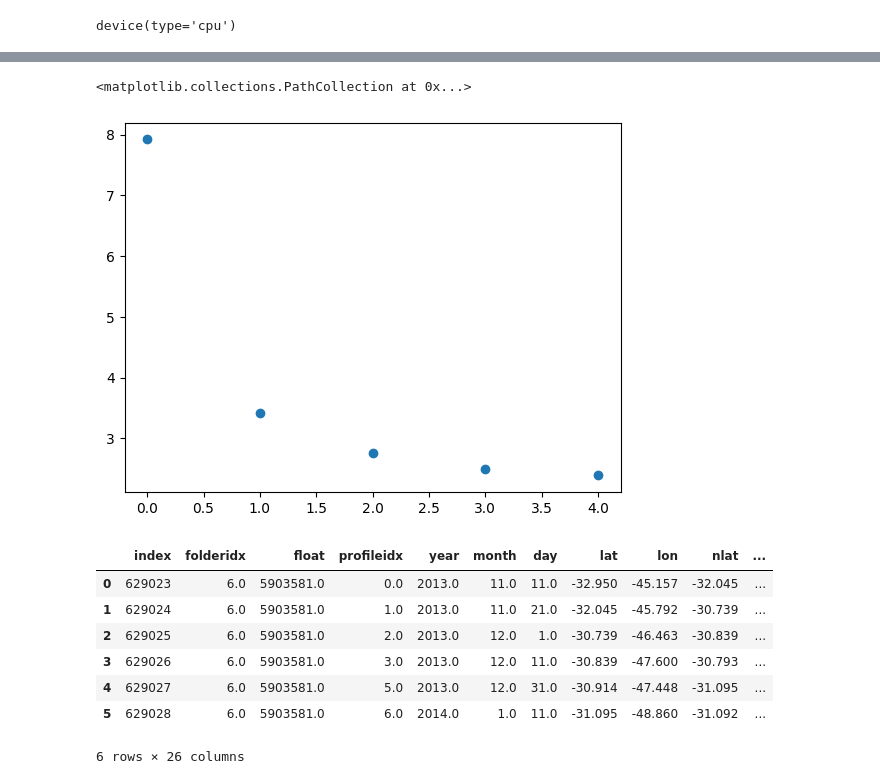
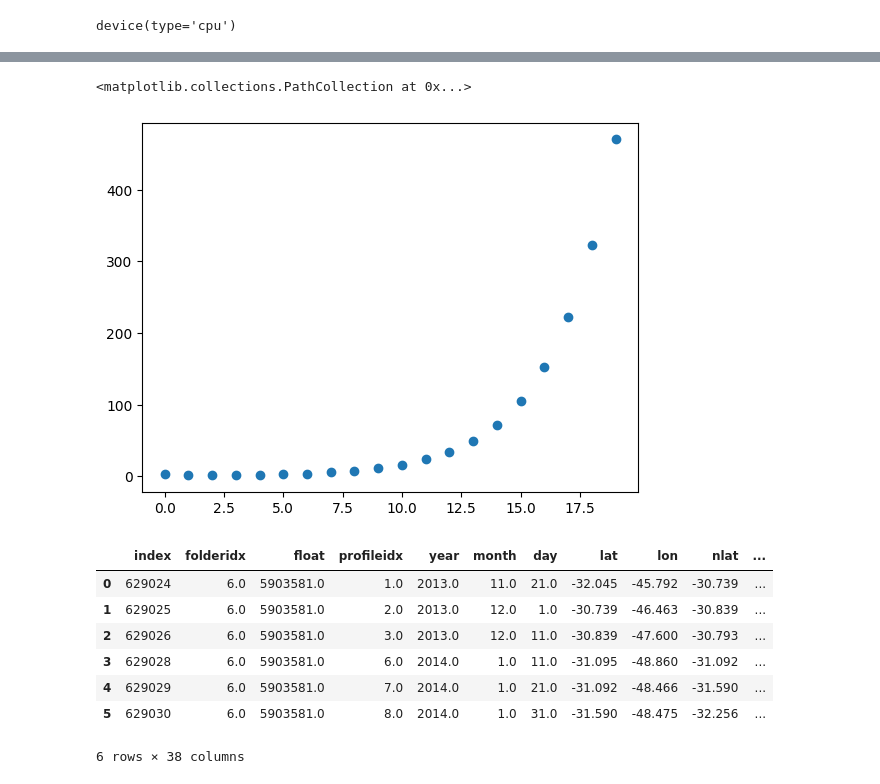
Before and after one commit to kalkulator413/argo_nn, a Jupyter notebook: train.ipynb, the cells around one changed output, grey strips where cells are left out. Drawn from its saved outputs; the diff is of its cells as text; code cells hidden in the pictures.

```diff
--- a/train.ipynb
+++ b/train.ipynb
@@ -32,8 +84,10 @@ complete
 # %%
-data = complete.assign(dy=complete.get('nlat')-complete.get('lat'));
-data = data.assign(dx=data.get('nlon')-data.get('lon'));
-data = data.assign(magnitude=np.sqrt(data.get('dy')**2 + data.get('dx')**2))
-data = data.assign(angle=np.arctan2(data.get('dy'), data.get('dx')))
-data = data[['ts1', 'ts2', 'ts3', 'ts4', 'ts5', 'ts6', 'ts7', 'ts8', 'angle', 'magnitude']].dropna()
-data
+# data = data.assign(magnitude=np.sqrt(data.get('dy')**2 + data.get('dx')**2))
+# data = data.assign(angle=np.arctan2(data.get('dy'), data.get('dx')))
+final = data[['ts1', 'ts2', 'ts3', 'ts4', 'ts5', 'ts6', 'ts7', 'ts8',
+             'prev_ts1', 'prev_ts2', 'prev_ts3', 'prev_ts4', 'prev_ts5', 'prev_ts6',
+             'prev_ts7', 'prev_ts8', 'prev_dy', 'prev_dx', 'dy', 'dx']].dropna()
+# final = data[['ts1', 'ts2', 'ts3', 'ts4', 'ts5', 'ts6', 'ts7', 'ts8', 'prev_dy', 'prev_dx', 'dy', 'dx']].dropna()
+# final = data[['prev_dy', 'prev_dx', 'dy', 'dx']].dropna()
+final
 # %% [output]
@@ -52,0 +107,20 @@ data
+# %%
+Y = final[['dy', 'dx']].to_numpy()
+X = final.drop(columns=['dy', 'dx']).to_numpy()
+
+from sklearn.linear_model import LinearRegression
+from sklearn.metrics import r2_score
+model = LinearRegression()
+model.fit(X, Y)
+Y_pred = model.predict(X)
+r_squared = r2_score(Y, Y_pred)
+R = np.sqrt(r_squared)
+
+print("Coefficient of Multiple Correlation (R):", R)
+
+X = torch.tensor(X).float().to(device)
+Y = torch.tensor(Y).float().to(device)
+
+# its 0.13 when not including prev profile
+print('correlation btwn pred_dy and dy:', np.sqrt(r2_score(Y[:, 0], Y_pred[:, 0])))
+print('correlation btwn pred_dx and dx:', np.sqrt(r2_score(Y[:, 1], Y_pred[:, 1])))
@@ -53,20 +163,16 @@ data
 # %%
-Y = torch.tensor(data[['angle', 'magnitude']].to_numpy()).float().to(device)
-X = torch.tensor(data.drop(columns=['angle', 'magnitude']).to_numpy()).float().to(device)
-
 # TODO: instead of doing a naive shuffle, keep profiles specific to floats (or regions) grouped together
 X, Y = shuffle(X, Y)
 X_train, X_test, Y_train, Y_test = train_test_split(X, Y, test_size=0.2)
 # %%
 model = nn.Sequential(
-    nn.Linear(8, 2)
+    nn.Linear(X.size()[1], 2)
 ).to(device)
 optimizer = torch.optim.SGD(model.parameters(), lr=0.01)
 criterion = nn.MSELoss()
 
-
 losses = []
-for epoch in range(5):
+for epoch in range(20):
   optimizer.zero_grad()
 
   guess = model(X_train)
@@ -78,5 +184,5 @@ for epoch in range(5):
 
 print("training loss:", np.sqrt(losses[-1]))
 print("test loss:", criterion(model(X_test), Y_test).cpu().detach().numpy())
-plt.scatter(np.arange(5), losses)
+plt.scatter(np.arange(len(losses)), losses)
 # %% [output]
@@ -85,24 +191,26 @@ test loss: 2.3421018
 <matplotlib.collections.PathCollection at 0x...>
-[figure, old version]
+[figure, new version]
 # %%
 # picking a contiguous sequence
-just_one = complete[complete.get('float') == 5903581.0].head(6)
-small_test = torch.tensor(just_one[['ts1', 'ts2', 'ts3', 'ts4', 'ts5', 'ts6', 'ts7', 'ts8']].to_numpy()).float().to(device)
+just_one = data[data.get('float') == 5903581.0].head(6)
+small_test = torch.tensor(just_one[['ts1', 'ts2', 'ts3', 'ts4', 'ts5', 'ts6', 'ts7', 'ts8', 'prev_dy', 'prev_dx']].to_numpy()).float().to(device)
+# small_test = torch.tensor(just_one[['ts1', 'ts2', 'ts3', 'ts4', 'ts5', 'ts6', 'ts7', 'ts8',
+#              'prev_ts1', 'prev_ts2', 'prev_ts3', 'prev_ts4', 'prev_ts5', 'prev_ts6',
+#              'prev_ts7', 'prev_ts8', 'prev_dy', 'prev_dx']].to_numpy()).float().to(device)
+# small_test = torch.tensor(just_one[['prev_dy', 'prev_dx']].to_numpy()).float().to(device)
 pred = model(small_test).detach().numpy()
-dx = pred[:, 0] * np.cos(pred[:,1])
-dy = pred[:, 0] * np.sin(pred[:,1])
-just_one = just_one.assign(pnlat = dy+just_one.get('lat'))
-just_one = just_one.assign(pnlon = dx+just_one.get('lon')).reset_index()
+just_one = just_one.assign(pnlat = pred[:, 0] + just_one.get('lat'))
+just_one = just_one.assign(pnlon = pred[:, 1] + just_one.get('lon')).reset_index()
 just_one
 # %% [output]
 |  | index | folderidx | float | profileidx | year | month | day | lat | lon | nlat | ... |
-| 0 | 629023 | 6.0 | 5903581.0 | 0.0 | 2013.0 | 11.0 | 11.0 | -32.950 | -45.157 | -32.045 | ... |
-| 1 | 629024 | 6.0 | 5903581.0 | 1.0 | 2013.0 | 11.0 | 21.0 | -32.045 | -45.792 | -30.739 | ... |
-| 2 | 629025 | 6.0 | 5903581.0 | 2.0 | 2013.0 | 12.0 | 1.0 | -30.739 | -46.463 | -30.839 | ... |
-| 3 | 629026 | 6.0 | 5903581.0 | 3.0 | 2013.0 | 12.0 | 11.0 | -30.839 | -47.600 | -30.793 | ... |
-| 4 | 629027 | 6.0 | 5903581.0 | 5.0 | 2013.0 | 12.0 | 31.0 | -30.914 | -47.448 | -31.095 | ... |
-| 5 | 629028 | 6.0 | 5903581.0 | 6.0 | 2014.0 | 1.0 | 11.0 | -31.095 | -48.860 | -31.092 | ... |
+| 0 | 629024 | 6.0 | 5903581.0 | 1.0 | 2013.0 | 11.0 | 21.0 | -32.045 | -45.792 | -30.739 | ... |
+| 1 | 629025 | 6.0 | 5903581.0 | 2.0 | 2013.0 | 12.0 | 1.0 | -30.739 | -46.463 | -30.839 | ... |
+| 2 | 629026 | 6.0 | 5903581.0 | 3.0 | 2013.0 | 12.0 | 11.0 | -30.839 | -47.600 | -30.793 | ... |
+| 3 | 629028 | 6.0 | 5903581.0 | 6.0 | 2014.0 | 1.0 | 11.0 | -31.095 | -48.860 | -31.092 | ... |
+| 4 | 629029 | 6.0 | 5903581.0 | 7.0 | 2014.0 | 1.0 | 21.0 | -31.092 | -48.466 | -31.590 | ... |
+| 5 | 629030 | 6.0 | 5903581.0 | 8.0 | 2014.0 | 1.0 | 31.0 | -31.590 | -48.475 | -32.256 | ... |
-6 rows × 26 columns
+6 rows × 38 columns
 # %%
 for i in range(just_one.shape[0]):
   y_plot = [just_one.get('lat')[i], just_one.get('nlat')[i], just_one.get('pnlat')[i]]
```
Also changed, not shown: parts of 10 cells of this notebook.
